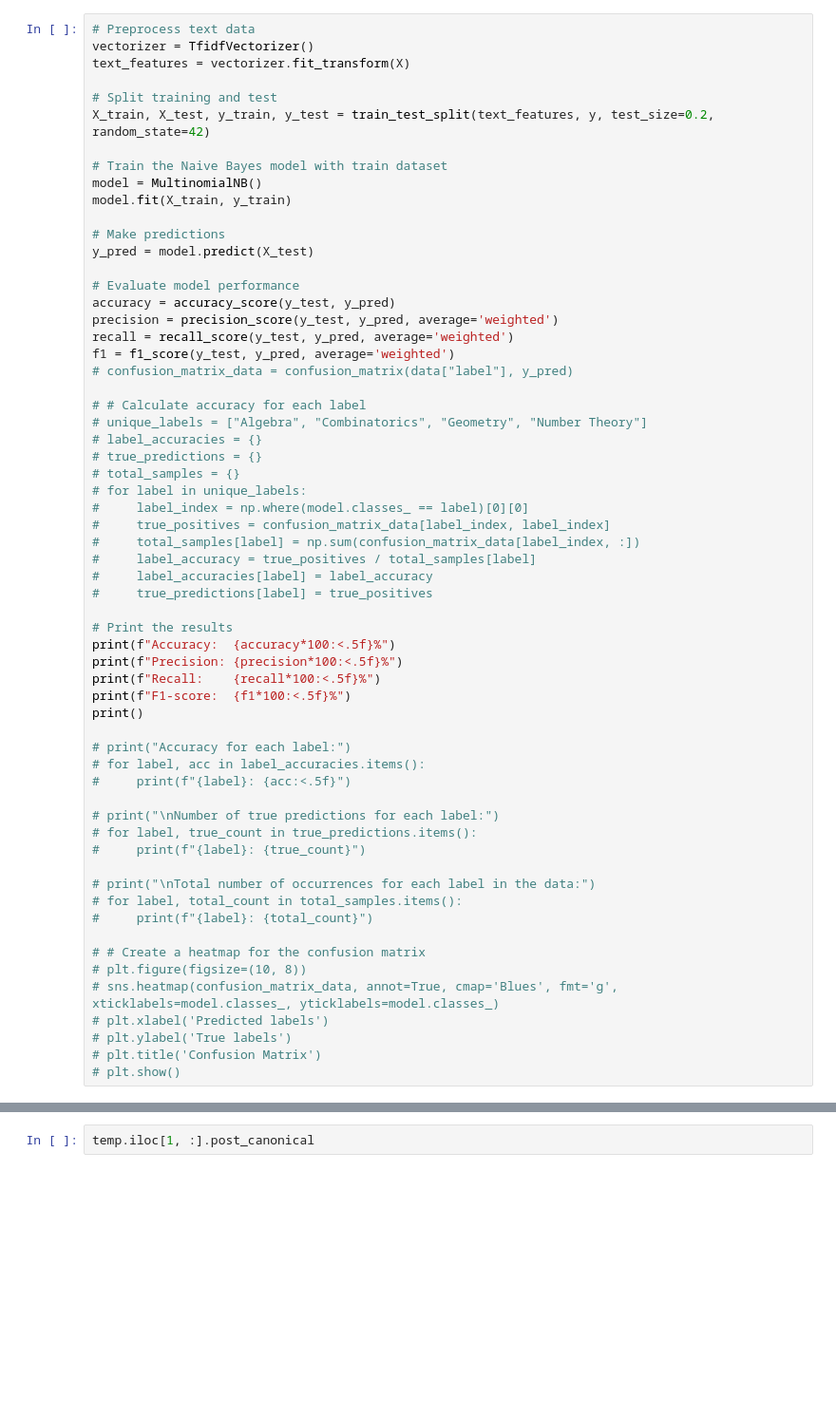
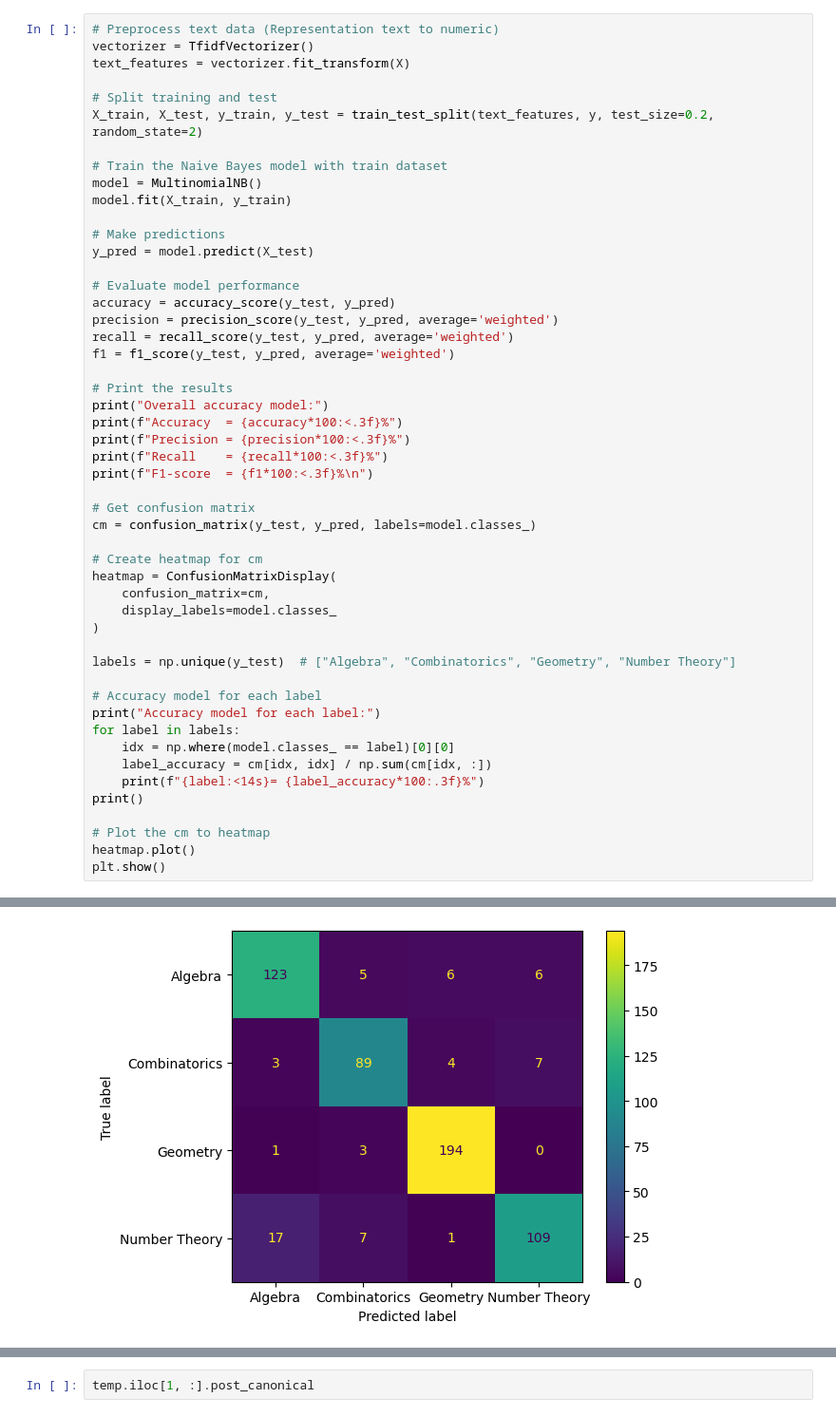
Before and after one commit to victorchendra02/Final-Academic-Project, a Jupyter notebook: model/naive_bayes.ipynb, the cells around one changed output, grey strips where cells are left out. Shown at 95% size. Cells and saved outputs as stored; diff of their text form; blank space fills up the shorter version.

```diff
--- a/model/naive_bayes.ipynb
+++ b/model/naive_bayes.ipynb
@@ -28,10 +49,10 @@ print(data.shape)
 # %%
-# Preprocess text data
+# Preprocess text data (Representation text to numeric)
 vectorizer = TfidfVectorizer()
 text_features = vectorizer.fit_transform(X)
 
 # Split training and test
-X_train, X_test, y_train, y_test = train_test_split(text_features, y, test_size=0.2, random_state=42)
+X_train, X_test, y_train, y_test = train_test_split(text_features, y, test_size=0.2, random_state=2)
 
 # Train the Naive Bayes model with train dataset
 model = MultinomialNB()
@@ -45,45 +66,34 @@ accuracy = accuracy_score(y_test, y_pred)
 precision = precision_score(y_test, y_pred, average='weighted')
 recall = recall_score(y_test, y_pred, average='weighted')
 f1 = f1_score(y_test, y_pred, average='weighted')
-# confusion_matrix_data = confusion_matrix(data["label"], y_pred)
-
-# # Calculate accuracy for each label
-# unique_labels = ["Algebra", "Combinatorics", "Geometry", "Number Theory"]
-# label_accuracies = {}
-# true_predictions = {}
-# total_samples = {}
-# for label in unique_labels:
-#     label_index = np.where(model.classes_ == label)[0][0]
-#     true_positives = confusion_matrix_data[label_index, label_index]
-#     total_samples[label] = np.sum(confusion_matrix_data[label_index, :])
-#     label_accuracy = true_positives / total_samples[label]
-#     label_accuracies[label] = label_accuracy
-#     true_predictions[label] = true_positives
 
 # Print the results
-print(f"Accuracy:  {accuracy*100:<.5f}%")
-print(f"Precision: {precision*100:<.5f}%")
-print(f"Recall:    {recall*100:<.5f}%")
-print(f"F1-score:  {f1*100:<.5f}%")
+print("Overall accuracy model:")
+print(f"Accuracy  = {accuracy*100:<.3f}%")
+print(f"Precision = {precision*100:<.3f}%")
+print(f"Recall    = {recall*100:<.3f}%")
+print(f"F1-score  = {f1*100:<.3f}%\n")
+
+# Get confusion matrix
+cm = confusion_matrix(y_test, y_pred, labels=model.classes_)
+
+# Create heatmap for cm
+heatmap = ConfusionMatrixDisplay(
+    confusion_matrix=cm,
+    display_labels=model.classes_
+)
+
+labels = np.unique(y_test)  # ["Algebra", "Combinatorics", "Geometry", "Number Theory"]
+
+# Accuracy model for each label
+print("Accuracy model for each label:")
+for label in labels:
+    idx = np.where(model.classes_ == label)[0][0]
+    label_accuracy = cm[idx, idx] / np.sum(cm[idx, :])
+    print(f"{label:<14s}= {label_accuracy*100:.3f}%")
 print()
 
-# print("Accuracy for each label:")
-# for label, acc in label_accuracies.items():
-#     print(f"{label}: {acc:<.5f}")
-
-# print("\nNumber of true predictions for each label:")
-# for label, true_count in true_predictions.items():
-#     print(f"{label}: {true_count}")
-
-# print("\nTotal number of occurrences for each label in the data:")
-# for label, total_count in total_samples.items():
-#     print(f"{label}: {total_count}")
-
-# # Create a heatmap for the confusion matrix
-# plt.figure(figsize=(10, 8))
-# sns.heatmap(confusion_matrix_data, annot=True, cmap='Blues', fmt='g', xticklabels=model.classes_, yticklabels=model.classes_)
-# plt.xlabel('Predicted labels')
-# plt.ylabel('True labels')
-# plt.title('Confusion Matrix')
-# plt.show()
+# Plot the cm to heatmap
+heatmap.plot()
+plt.show()
 # %% [output]
@@ -93,0 +111 @@ F1-score:  88.84629%
+[figure, added]
```
Also changed, not shown: parts of 11 cells of this notebook.
